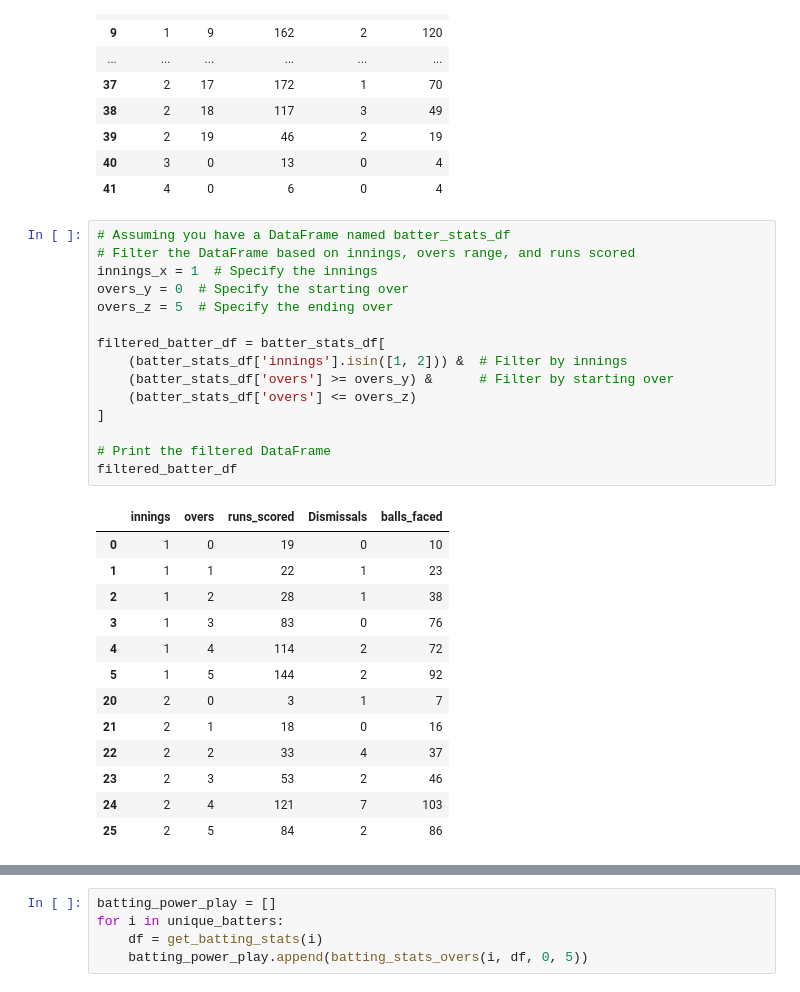
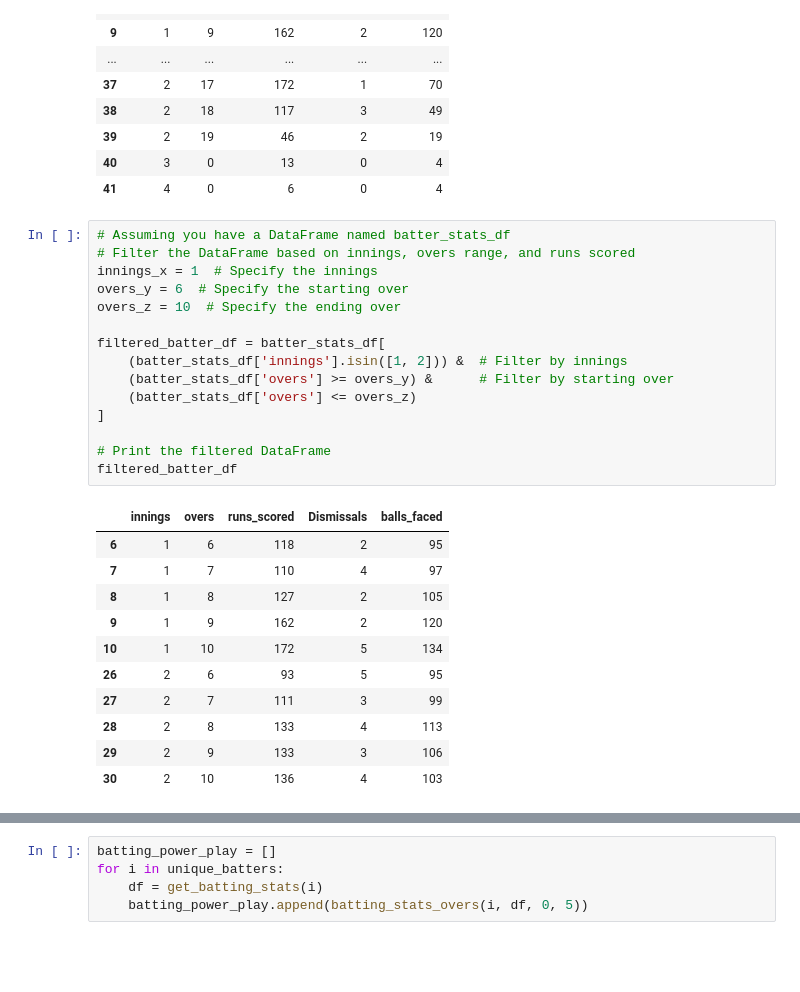
Before and after one commit to anubrotoGhose/IPL-Top-Players, a Jupyter notebook: IPL Feature Selection.ipynb, the cells around one changed output, grey strips where cells are left out. Drawn from its saved outputs; the diff is of its cells as text; blank space fills up the shorter version.

```diff
--- a/IPL Feature Selection.ipynb
+++ b/IPL Feature Selection.ipynb
@@ -98,29 +98,27 @@ batter_stats_df
 # %%
 # Assuming you have a DataFrame named batter_stats_df
 # Filter the DataFrame based on innings, overs range, and runs scored
 innings_x = 1  # Specify the innings
-overs_y = 0  # Specify the starting over
-overs_z = 5  # Specify the ending over
+overs_y = 6  # Specify the starting over
+overs_z = 10  # Specify the ending over
 
 filtered_batter_df = batter_stats_df[
     (batter_stats_df['innings'].isin([1, 2])) &  # Filter by innings
     (batter_stats_df['overs'] >= overs_y) &      # Filter by starting over
     (batter_stats_df['overs'] <= overs_z)
 ]
 
 # Print the filtered DataFrame
 filtered_batter_df
 # %% [output]
 |  | innings | overs | runs_scored | Dismissals | balls_faced |
-| 0 | 1 | 0 | 19 | 0 | 10 |
-| 1 | 1 | 1 | 22 | 1 | 23 |
-| 2 | 1 | 2 | 28 | 1 | 38 |
-| 3 | 1 | 3 | 83 | 0 | 76 |
-| 4 | 1 | 4 | 114 | 2 | 72 |
-| 5 | 1 | 5 | 144 | 2 | 92 |
-| 20 | 2 | 0 | 3 | 1 | 7 |
-| 21 | 2 | 1 | 18 | 0 | 16 |
-| 22 | 2 | 2 | 33 | 4 | 37 |
-| 23 | 2 | 3 | 53 | 2 | 46 |
-| 24 | 2 | 4 | 121 | 7 | 103 |
-| 25 | 2 | 5 | 84 | 2 | 86 |
+| 6 | 1 | 6 | 118 | 2 | 95 |
+| 7 | 1 | 7 | 110 | 4 | 97 |
+| 8 | 1 | 8 | 127 | 2 | 105 |
+| 9 | 1 | 9 | 162 | 2 | 120 |
+| 10 | 1 | 10 | 172 | 5 | 134 |
+| 26 | 2 | 6 | 93 | 5 | 95 |
+| 27 | 2 | 7 | 111 | 3 | 99 |
+| 28 | 2 | 8 | 133 | 4 | 113 |
+| 29 | 2 | 9 | 133 | 3 | 106 |
+| 30 | 2 | 10 | 136 | 4 | 103 |
```
Also changed, not shown: parts of 44 cells of this notebook.
